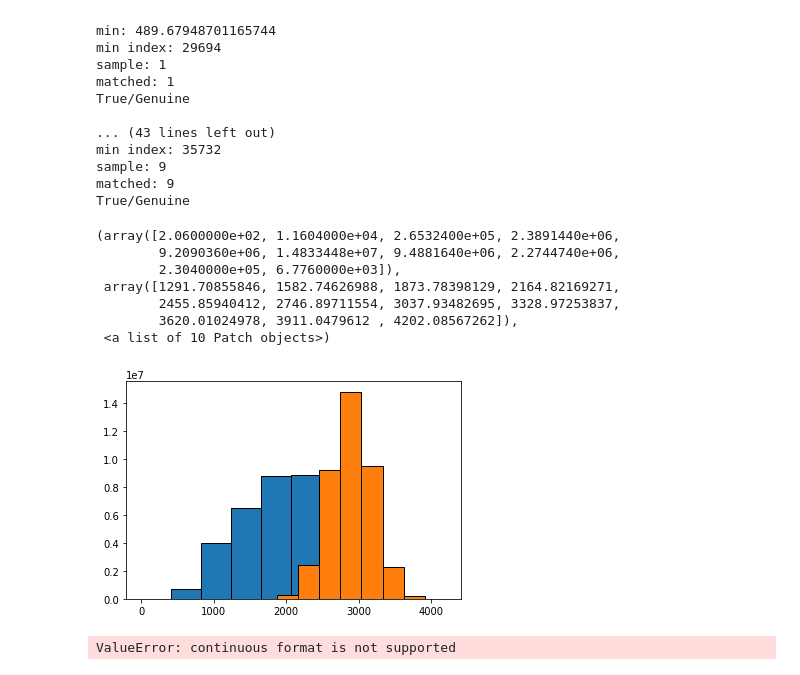
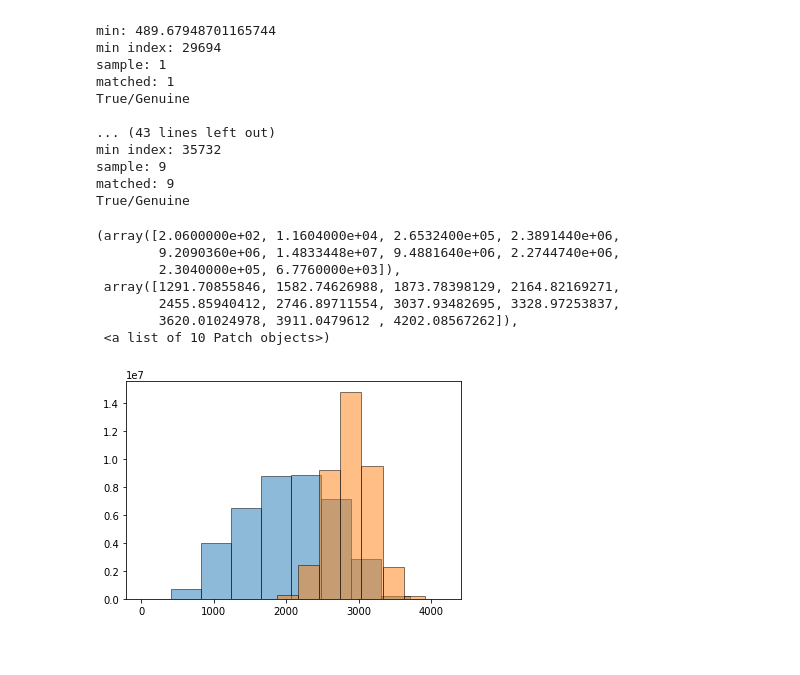
Before and after one commit to chasingkarma-zz/CS5785_Fall2018_HW1, a Jupyter notebook: cs5785_fall2018_hw1_bk498_ksl76.ipynb, the cells around one changed output. Cells and saved outputs as stored; diff of their text form; code cells hidden in the pictures.

```diff
--- a/cs5785_fall2018_hw1_bk498_ksl76.ipynb
+++ b/cs5785_fall2018_hw1_bk498_ksl76.ipynb
@@ -114,28 +122,24 @@ euclidean_out_1_1 = euclidean_distances(train_set_1, train_set_1)
 # %%
 #print(euclidean_out_0_0)
 euclidean_out_0_0 = euclidean_out_0_0.flatten()
 euclidean_out_1_1 = euclidean_out_1_1.flatten()
 euclidean_out_1_0 = euclidean_out_1_0.flatten()
 euclidean_out_0_1 = euclidean_out_0_1.flatten()
 
 euclidean_out_imposter = py.concatenate((euclidean_out_0_1, euclidean_out_1_0), axis=None)
 euclidean_out_genuine = py.concatenate((euclidean_out_0_0, euclidean_out_1_1), axis=None)
 
-plt.hist(euclidean_out_genuine, edgecolor='black')
-plt.hist(euclidean_out_imposter, edgecolor='black')
+plt.hist(euclidean_out_genuine, edgecolor='black', alpha=0.5)
+plt.hist(euclidean_out_imposter, edgecolor='black', alpha=0.5)
+
+#mlab.normpdf(bins, mu, sigma)
+#plt.plot(bins, y, '--')
 # %% [output]
 (array([2.0600000e+02, 1.1604000e+04, 2.6532400e+05, 2.3891440e+06,
         9.2090360e+06, 1.4833448e+07, 9.4881640e+06, 2.2744740e+06,
         2.3040000e+05, 6.7760000e+03]),
  array([1291.70855846, 1582.74626988, 1873.78398129, 2164.82169271,
         2455.85940412, 2746.89711554, 3037.93482695, 3328.97253837,
         3620.01024978, 3911.0479612 , 4202.08567262]),
  <a list of 10 Patch objects>)
-[figure, old version]
+[figure, new version]
-# %%
-#metrics.roc_curve(euclidean_out_genuine, [0,1,2])
-y = py.array(euclidean_out_genuine)
-scores = py.array(euclidean_out_imposter)
-metrics.roc_curve(y, scores, pos_label=2)
-# %% [output]
-ValueError: continuous format is not supported
```
Also changed, not shown: parts of 8 cells of this notebook, 3 other files.
